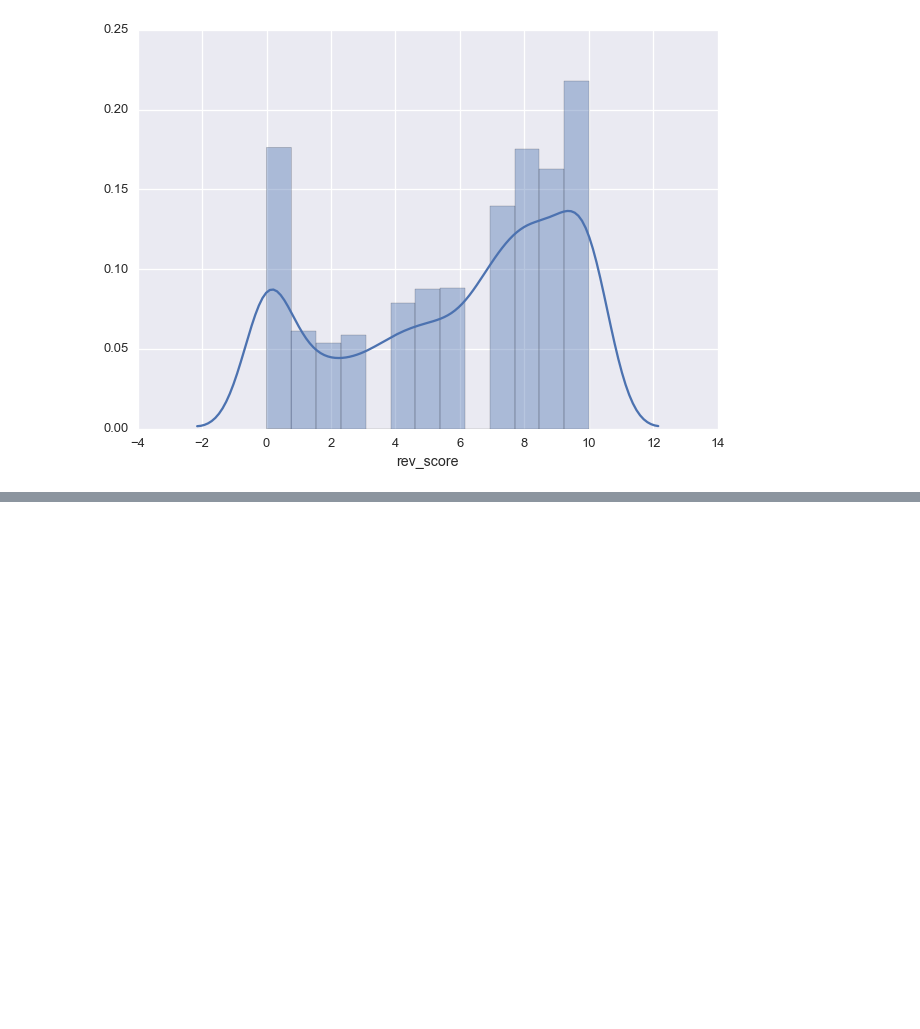
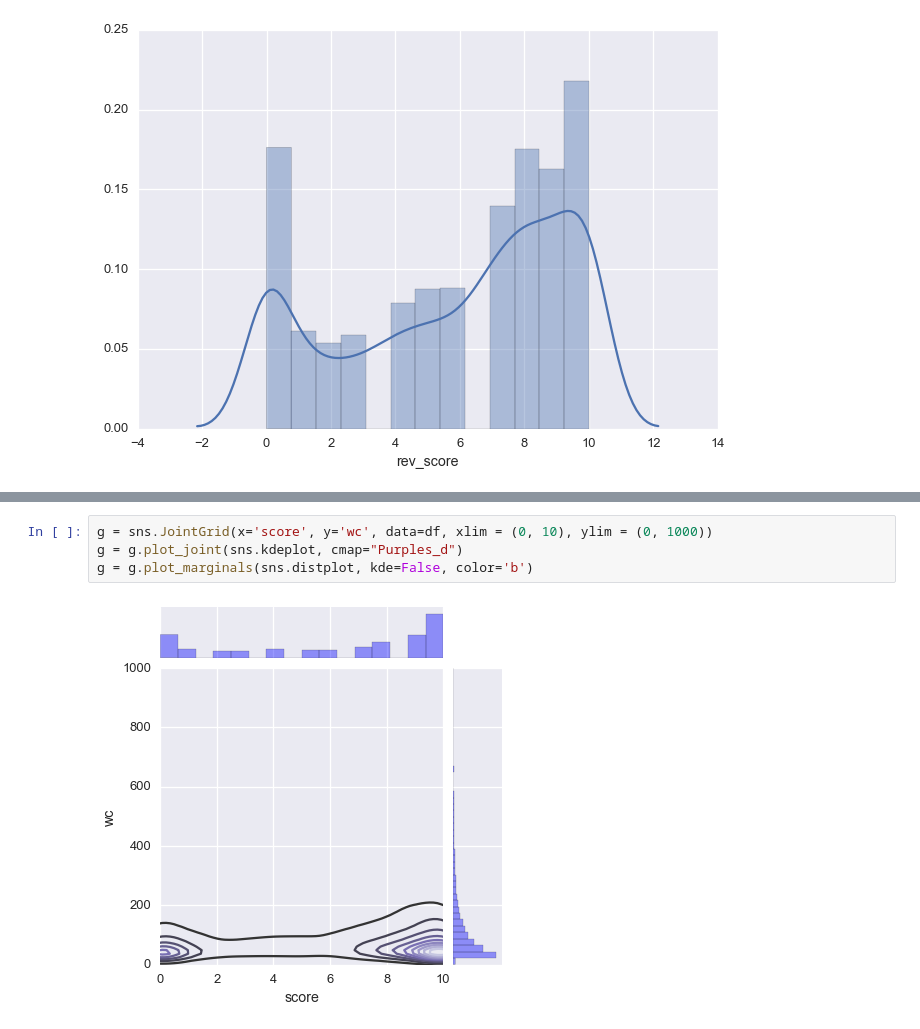
Before and after one commit to rick-wolf/ScrapeGame, a Jupyter notebook: notebooks/EDA.ipynb, the cells around one changed output, grey strips where cells are left out. Saved outputs shown, nothing was run; the diff lists cells and outputs as text; blank space fills up the shorter version.

```diff
--- a/notebooks/EDA.ipynb
+++ b/notebooks/EDA.ipynb
@@ -108,0 +117,6 @@ sns.distplot(multi_revs['rev_score'])
+# %%
+g = sns.JointGrid(x='score', y='wc', data=df, xlim = (0, 10), ylim = (0, 1000))
+g = g.plot_joint(sns.kdeplot, cmap="Purples_d")
+g = g.plot_marginals(sns.distplot, kde=False, color='b')
+# %% [output]
+[figure, added]
```
Also changed, not shown: parts of 12 cells of this notebook.
